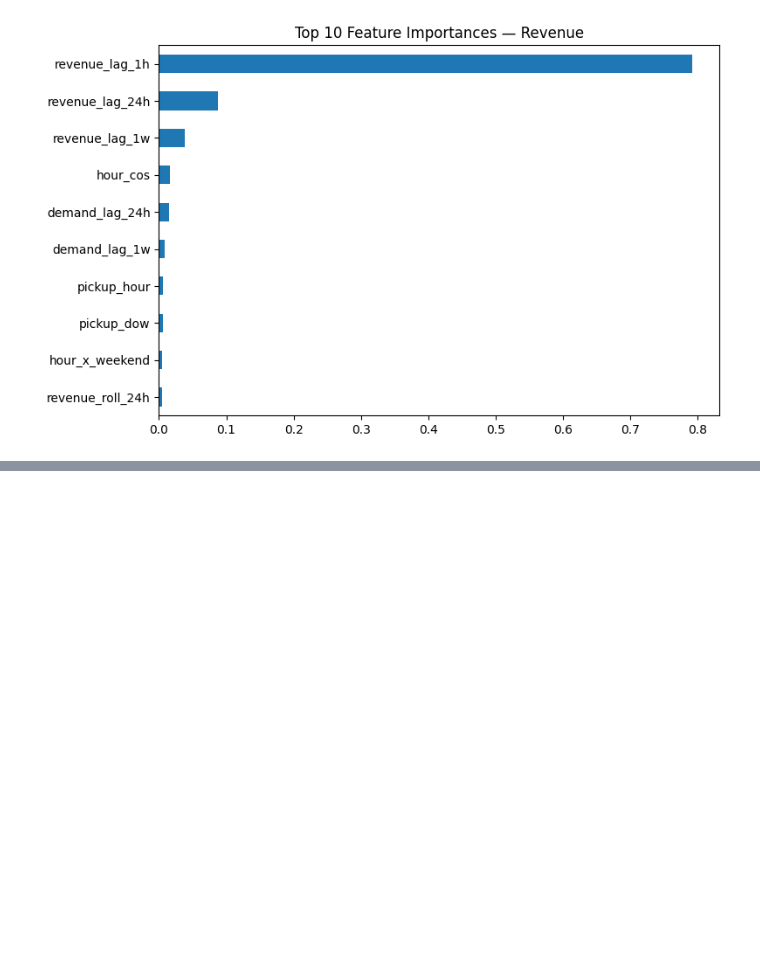
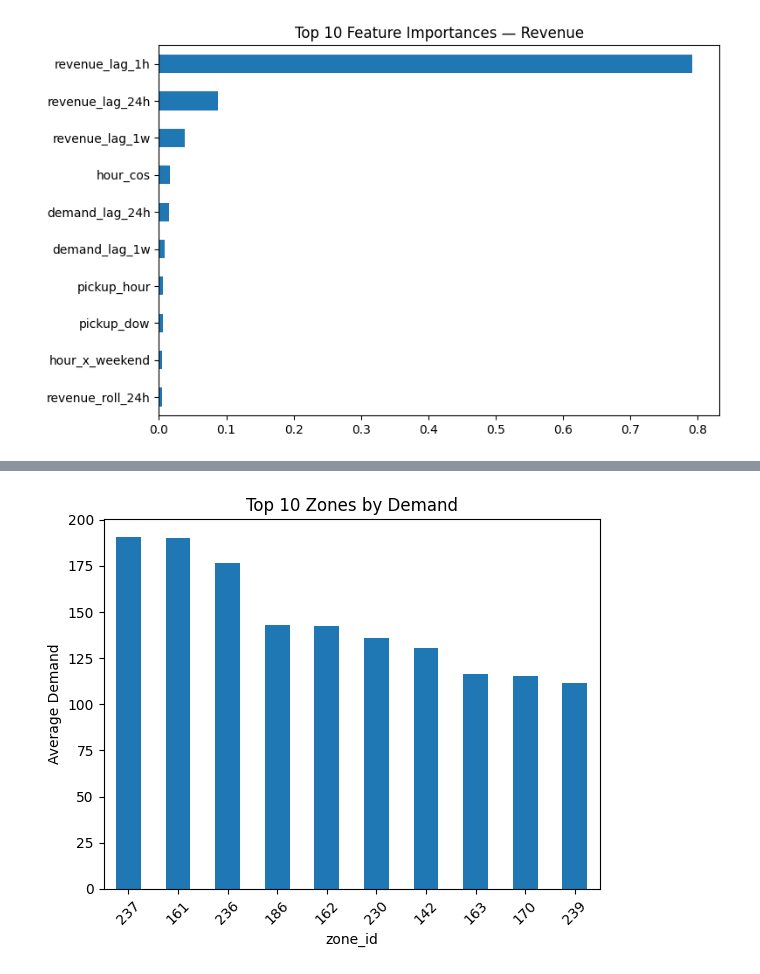
Before and after one commit to kaleater22/ID5059_Group_Project, a Jupyter notebook: ID5059 Group Project.ipynb, the cells around one changed output, grey strips where cells are left out. Saved outputs shown, nothing was run; the diff lists cells and outputs as text; code cells hidden in the pictures; blank space fills up the shorter version.

```diff
--- a/ID5059 Group Project.ipynb
+++ b/ID5059 Group Project.ipynb
@@ -1276,0 +1332,11 @@ plt.show()
+# %%
+# plot top zones
+top_zones_demand = predictions_df.groupby('zone_id')['demand'].mean().sort_values(ascending=False).head(10)
+
+top_zones_demand.plot(kind='bar')
+plt.title('Top 10 Zones by Demand')
+plt.ylabel('Average Demand')
+plt.xticks(rotation=45)
+plt.show()
+# %% [output]
+[figure, added]
```
Also changed, not shown: parts of 17 cells of this notebook, 1 other file.
